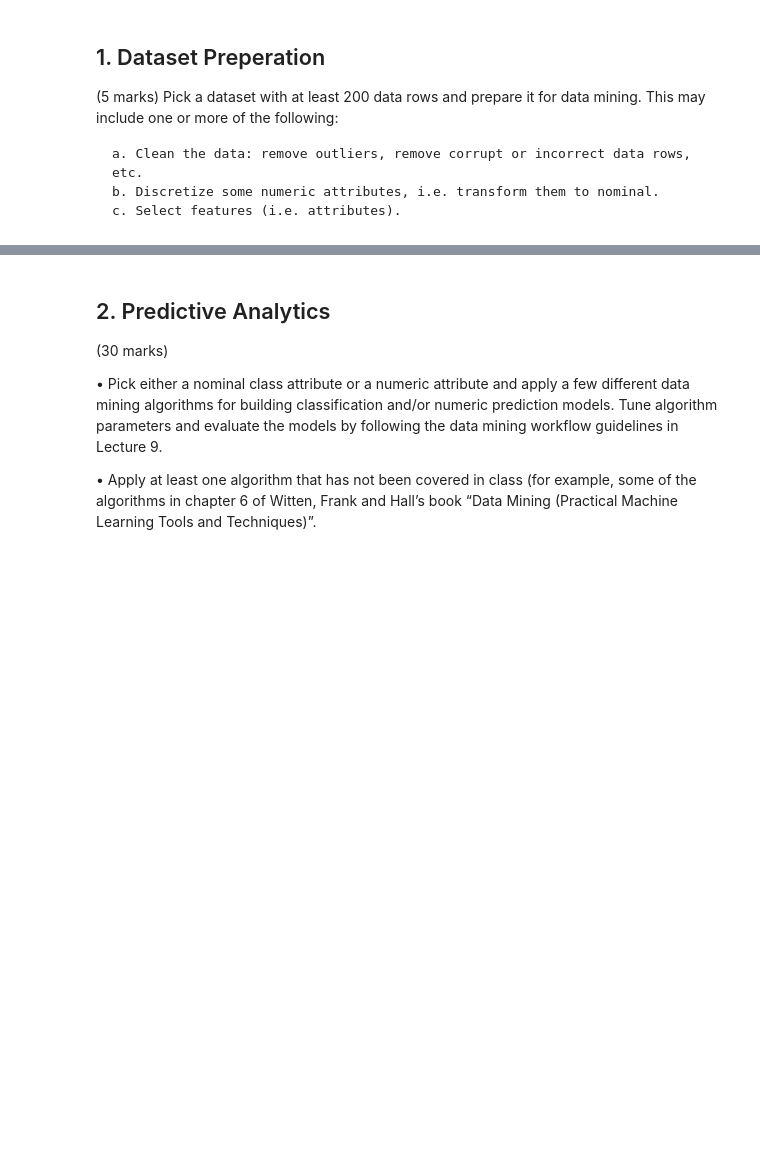
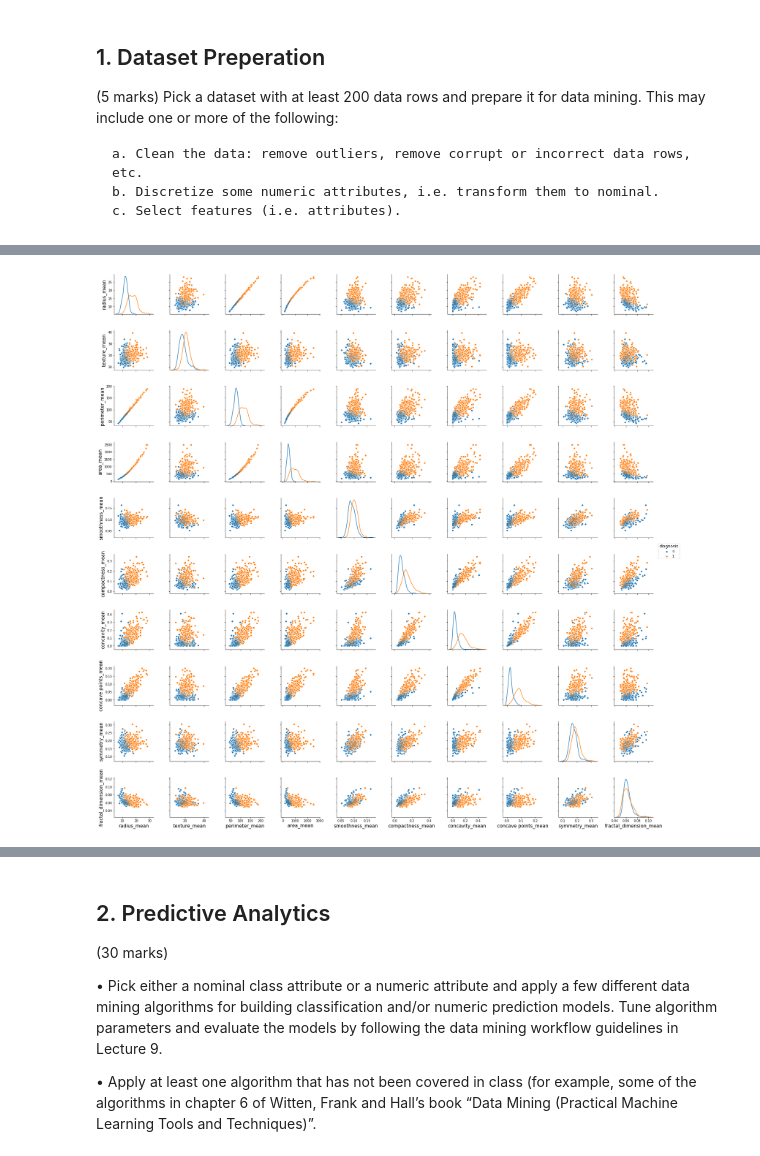
Before and after one commit to JonneyLloyd/data_mining, a Jupyter notebook: notebook.ipynb, the cells around one changed output, grey strips where cells are left out. Drawn from its saved outputs; the diff is of its cells as text; code cells hidden in the pictures; blank space fills up the shorter version.

```diff
--- a/notebook.ipynb
+++ b/notebook.ipynb
@@ -62,0 +45,2 @@ mass_shootings_2014.plot(x='Incident Date', figsize=(10, 5))
+# %%
+raw_data = pd.read_csv('breast-cancer/data.csv')
@@ -71,0 +74,2 @@ the following:
+# %%
+clean_data = raw_data.drop(['id', 'Unnamed: 32'], axis=1)
@@ -71,0 +79,4 @@ the following:
+# %%
+BENIGN = 0
+MALIGNANT = 1
+clean_data['diagnosis'] = clean_data['diagnosis'].map({'B':BENIGN,'M':MALIGNANT})
@@ -71,0 +105,12 @@ the following:
+# %%
+mean_labels = ['radius_mean', 'texture_mean', 'perimeter_mean', 'area_mean', 'smoothness_mean', 'compactness_mean', 'concavity_mean', 'concave points_mean', 'symmetry_mean', 'fractal_dimension_mean'
+]
+se_labels = ['radius_se', 'texture_se', 'perimeter_se', 'area_se', 'smoothness_se', 'compactness_se', 'concavity_se', 'concave points_se', 'symmetry_se', 'fractal_dimension_se']
+worst_labels = ['radius_worst', 'texture_worst', 'perimeter_worst', 'area_worst', 'smoothness_worst', 'compactness_worst', 'concavity_worst', 'concave points_worst', 'symmetry_worst', 'fractal_dimension_worst']
+
+plt.rcParams["axes.labelsize"] = 15
+
+g = sns.pairplot(clean_data, vars=mean_labels, hue='diagnosis', diag_kind="kde")
+g = g.map_offdiag(plt.scatter, s=5, alpha=0.1)
+# %% [output]
+[figure, added]
```
Also changed, not shown: parts of 16 cells of this notebook.
